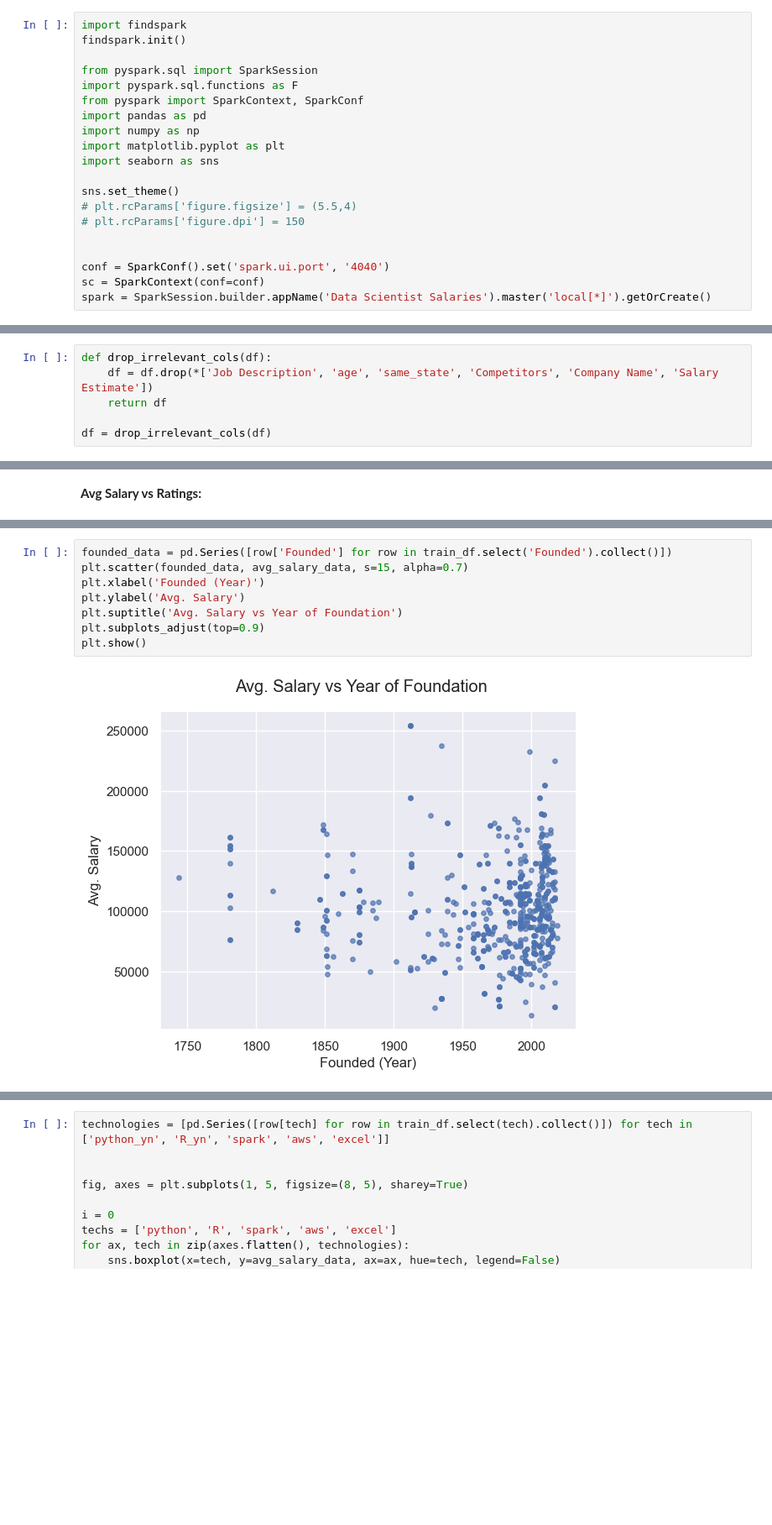
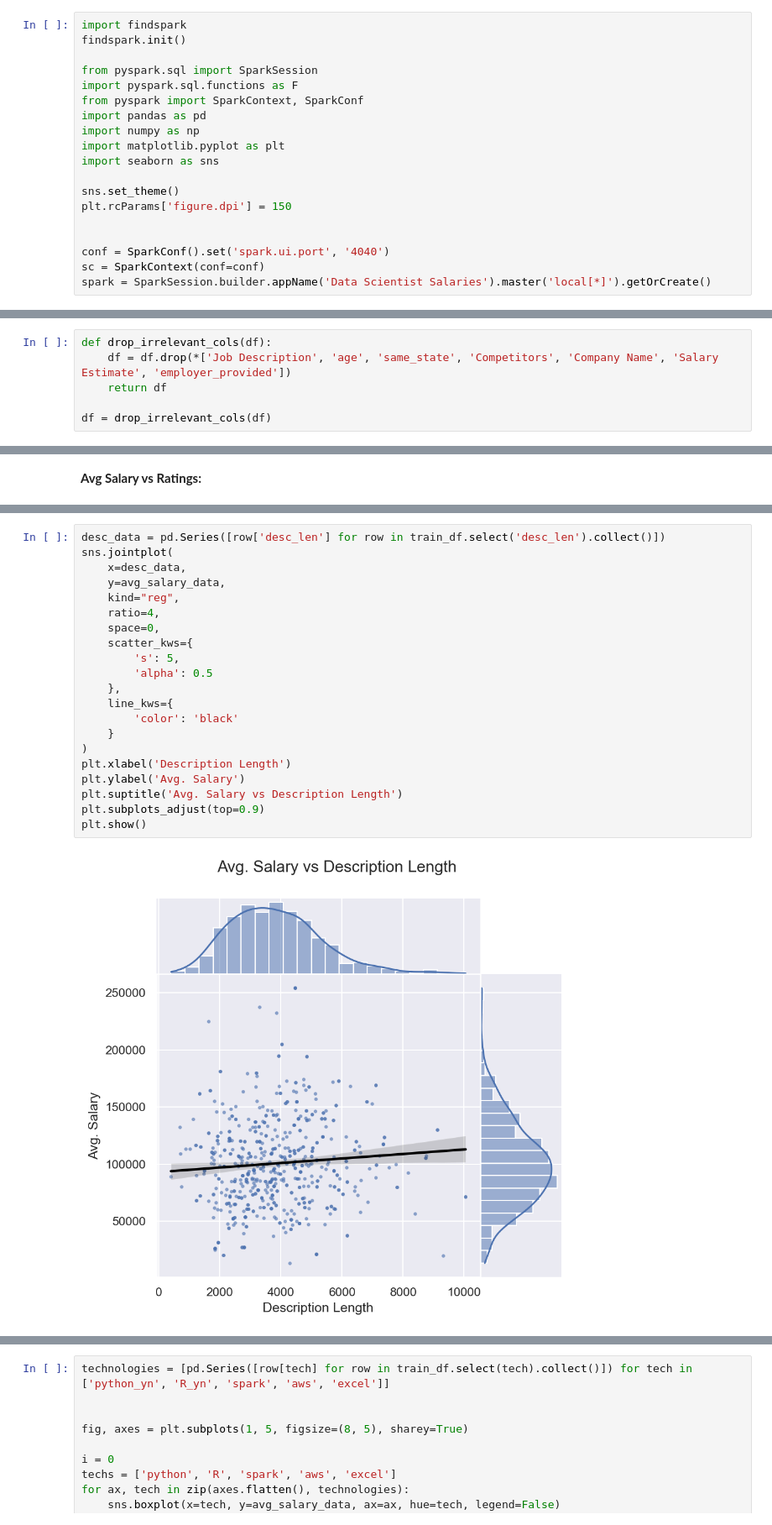
Before and after one commit to ericbanzuzi/ID2221-project, a Jupyter notebook: ds_salary_study.ipynb, the cells around one changed output, grey strips where cells are left out. Shown at 84% size. Cells and saved outputs as stored; diff of their text form; blank space fills up the shorter version.

Commit message:
Add more plots and predictions with Lasso regression

```diff
--- a/ds_salary_study.ipynb
+++ b/ds_salary_study.ipynb
@@ -67,8 +67,7 @@ import matplotlib.pyplot as plt
 import seaborn as sns
 
 sns.set_theme()
-# plt.rcParams['figure.figsize'] = (5.5,4)
-# plt.rcParams['figure.dpi'] = 150
+plt.rcParams['figure.dpi'] = 150
 
 
 conf = SparkConf().set('spark.ui.port', '4040')
@@ -142,6 +141,6 @@ The dataset contains a lot of columns that are interesting and could be used for
 # %%
 def drop_irrelevant_cols(df):
-    df = df.drop(*['Job Description', 'age', 'same_state', 'Competitors', 'Company Name', 'Salary Estimate'])
+    df = df.drop(*['Job Description', 'age', 'same_state', 'Competitors', 'Company Name', 'Salary Estimate', 'employer_provided'])
     return df
 
 df = drop_irrelevant_cols(df)
@@ -558,10 +578,23 @@ plt.show()
 # %%
-founded_data = pd.Series([row['Founded'] for row in train_df.select('Founded').collect()])
-plt.scatter(founded_data, avg_salary_data, s=15, alpha=0.7)
-plt.xlabel('Founded (Year)')
+desc_data = pd.Series([row['desc_len'] for row in train_df.select('desc_len').collect()])
+sns.jointplot(
+    x=desc_data,
+    y=avg_salary_data,
+    kind="reg",
+    ratio=4,
+    space=0,
+    scatter_kws={
+        's': 5,
+        'alpha': 0.5
+    },
+    line_kws={
+        'color': 'black'
+    }
+)
+plt.xlabel('Description Length')
 plt.ylabel('Avg. Salary')
-plt.suptitle('Avg. Salary vs Year of Foundation')
+plt.suptitle('Avg. Salary vs Description Length')
 plt.subplots_adjust(top=0.9)
 plt.show()
 # %% [output]
-[figure, old version]
+[figure, new version]
```
Also changed, not shown: parts of 51 cells of this notebook.
